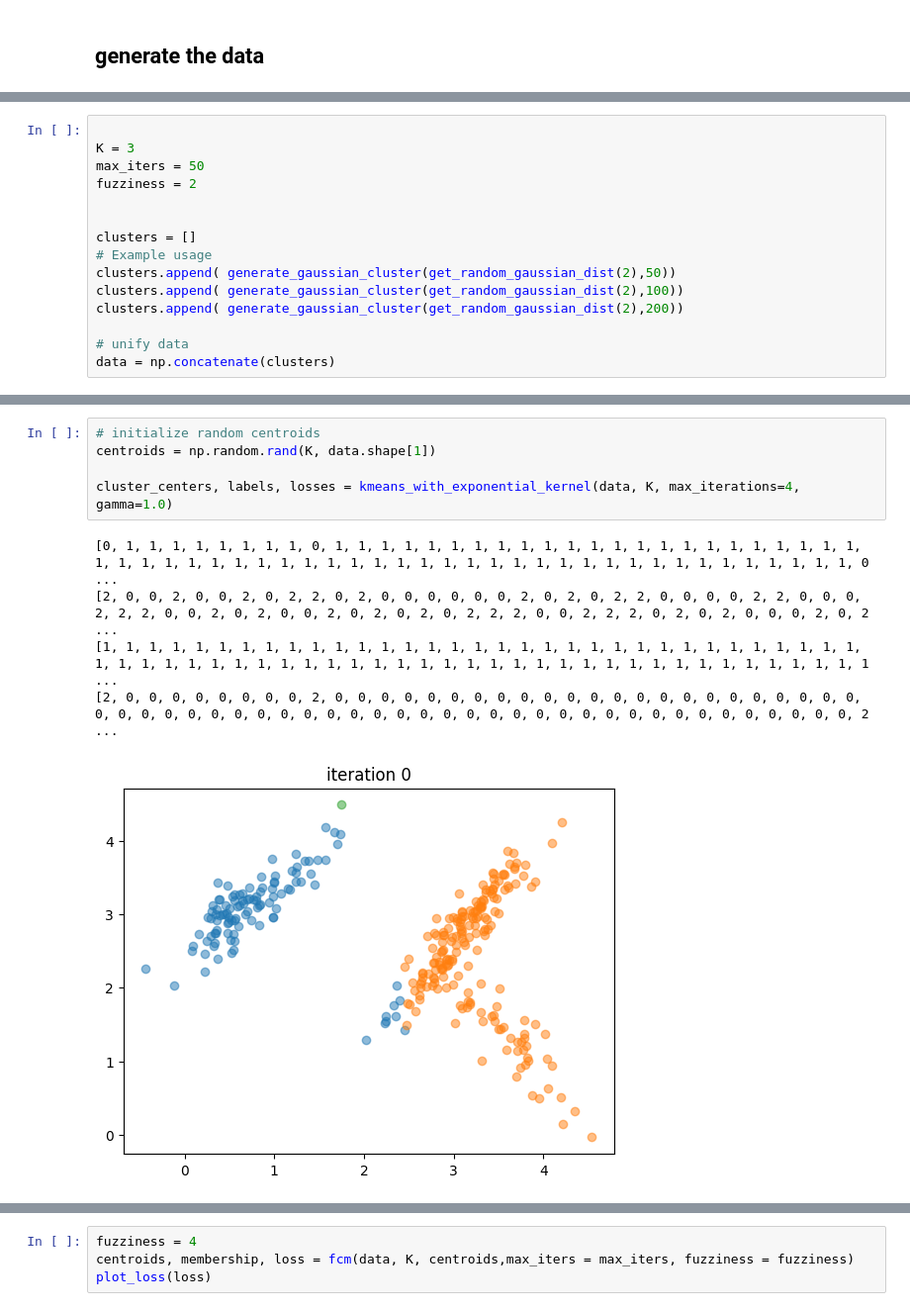
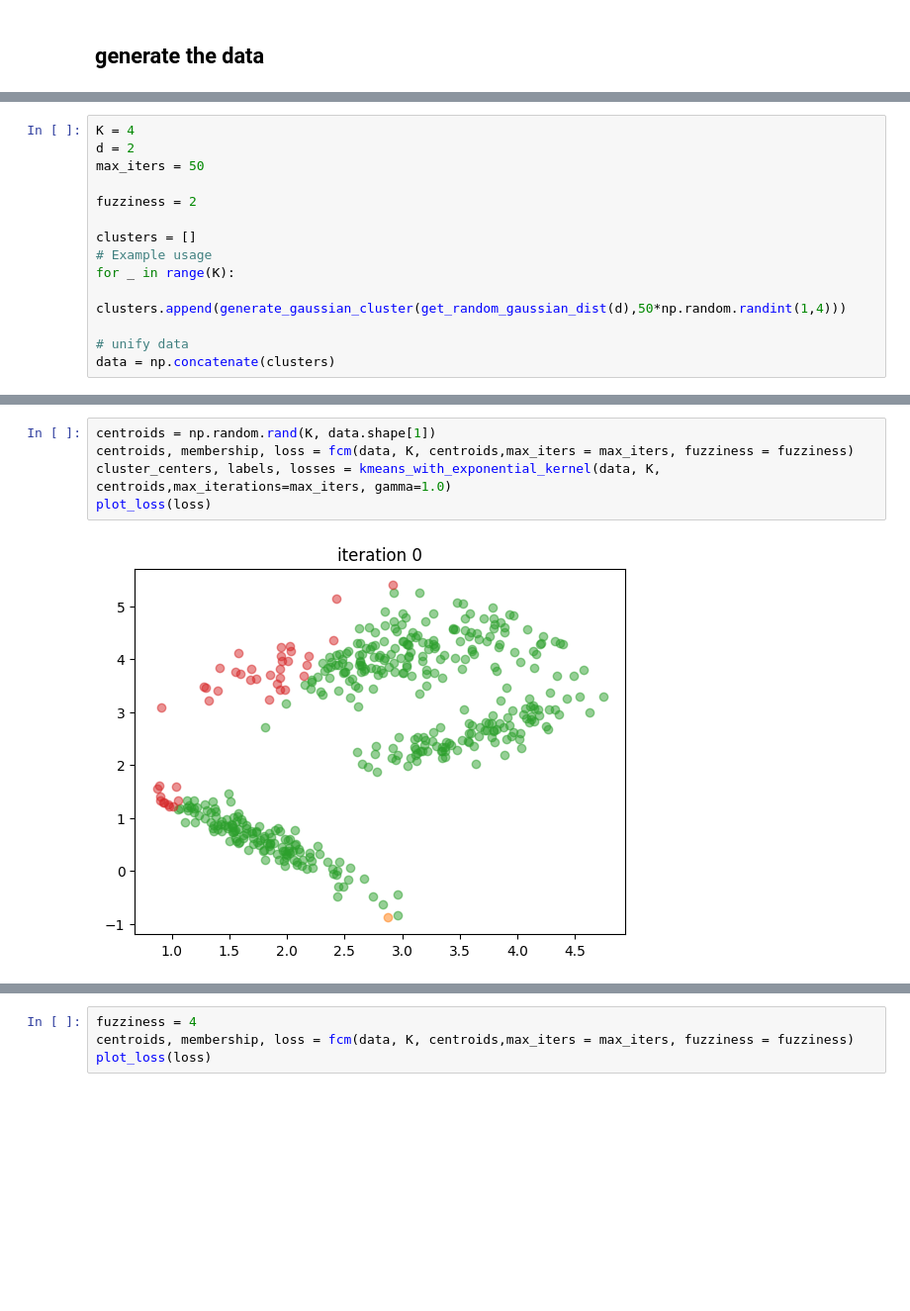
Before and after one commit to nadavo11/FCM_unsupervised_learning, a Jupyter notebook: Gath-Geva-clustering.ipynb, the cells around one changed output, grey strips where cells are left out. Shown at 99% size. Saved outputs shown, nothing was run; the diff lists cells and outputs as text; blank space fills up the shorter version.

```diff
--- a/Gath-Geva-clustering.ipynb
+++ b/Gath-Geva-clustering.ipynb
@@ -297,15 +360,14 @@ def WUOFC(data, K_max, max_iters = 50, fuzziness = 2, tol = 0.001):
 # %%
+K = 4
+d = 2
+max_iters = 50
 
-K = 3
-max_iters = 50
 fuzziness = 2
-
 
 clusters = []
 # Example usage
-clusters.append( generate_gaussian_cluster(get_random_gaussian_dist(2),50))
-clusters.append( generate_gaussian_cluster(get_random_gaussian_dist(2),100))
-clusters.append( generate_gaussian_cluster(get_random_gaussian_dist(2),200))
+for _ in range(K):
+    clusters.append(generate_gaussian_cluster(get_random_gaussian_dist(d),50*np.random.randint(1,4)))
 
 # unify data
 data = np.concatenate(clusters)
@@ -318,11 +378,7 @@ plot_clusters(clusters)
 # %%
-# initialize random centroids
 centroids = np.random.rand(K, data.shape[1])
-
-cluster_centers, labels, losses = kmeans_with_exponential_kernel(data, K, max_iterations=4, gamma=1.0)
+centroids, membership, loss = fcm(data, K, centroids,max_iters = max_iters, fuzziness = fuzziness)
+cluster_centers, labels, losses = kmeans_with_exponential_kernel(data, K, centroids,max_iterations=max_iters, gamma=1.0)
+plot_loss(loss)
 # %% [output]
-[0, 1, 1, 1, 1, 1, 1, 1, 1, 0, 1, 1, 1, 1, 1, 1, 1, 1, 1, 1, 1, 1, 1, 1, 1, 1, 1, 1, 1, 1, 1, 1, 1, 1, 1, 1, 1, 1, 1, 1, 1, 1, 1, 1, 1, 1, 1, 1, 1, 1, 1, 1, 1, 1, 1, 1, 1, 1, 1, 1, 1, 1, 1, 1, 1, 1, 0 ...
-[2, 0, 0, 2, 0, 0, 2, 0, 2, 2, 0, 2, 0, 0, 0, 0, 0, 0, 2, 0, 2, 0, 2, 2, 0, 0, 0, 0, 2, 2, 0, 0, 0, 2, 2, 2, 0, 0, 2, 0, 2, 0, 0, 2, 0, 2, 0, 2, 0, 2, 2, 2, 0, 0, 2, 2, 2, 0, 2, 0, 2, 0, 0, 0, 2, 0, 2 ...
-[1, 1, 1, 1, 1, 1, 1, 1, 1, 1, 1, 1, 1, 1, 1, 1, 1, 1, 1, 1, 1, 1, 1, 1, 1, 1, 1, 1, 1, 1, 1, 1, 1, 1, 1, 1, 1, 1, 1, 1, 1, 1, 1, 1, 1, 1, 1, 1, 1, 1, 1, 1, 1, 1, 1, 1, 1, 1, 1, 1, 1, 1, 1, 1, 1, 1, 1 ...
-[2, 0, 0, 0, 0, 0, 0, 0, 0, 2, 0, 0, 0, 0, 0, 0, 0, 0, 0, 0, 0, 0, 0, 0, 0, 0, 0, 0, 0, 0, 0, 0, 0, 0, 0, 0, 0, 0, 0, 0, 0, 0, 0, 0, 0, 0, 0, 0, 0, 0, 0, 0, 0, 0, 0, 0, 0, 0, 0, 0, 0, 0, 0, 0, 0, 0, 2 ...
-[figure, old version]
+[figure, new version]
```
Also changed, not shown: parts of 23 cells of this notebook.
